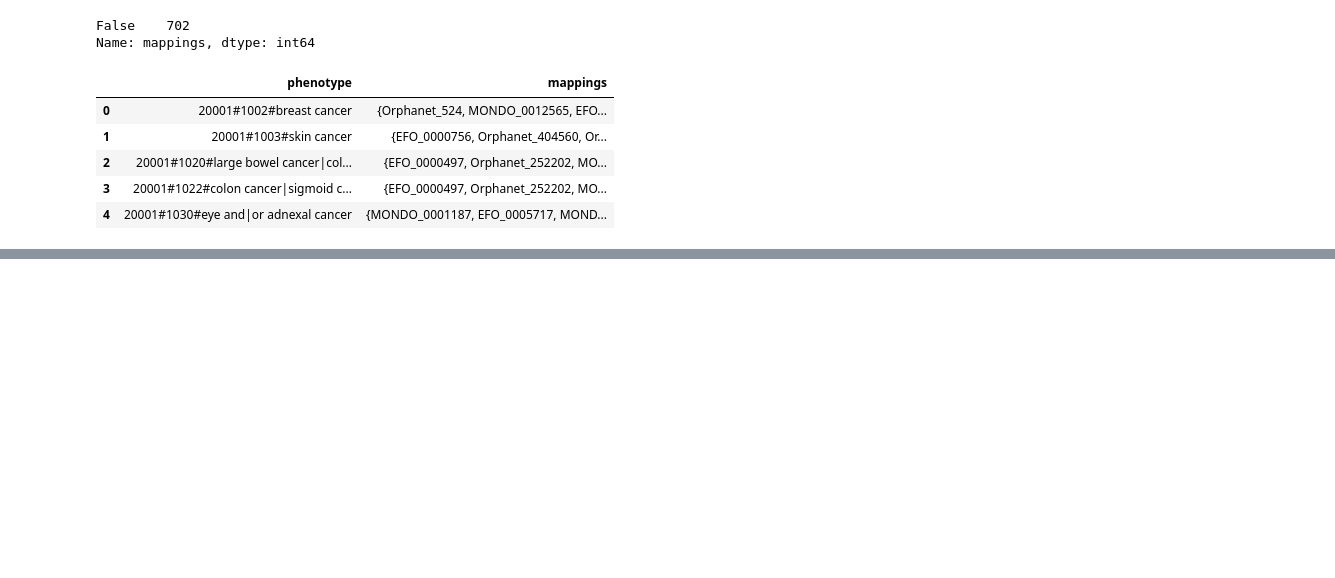
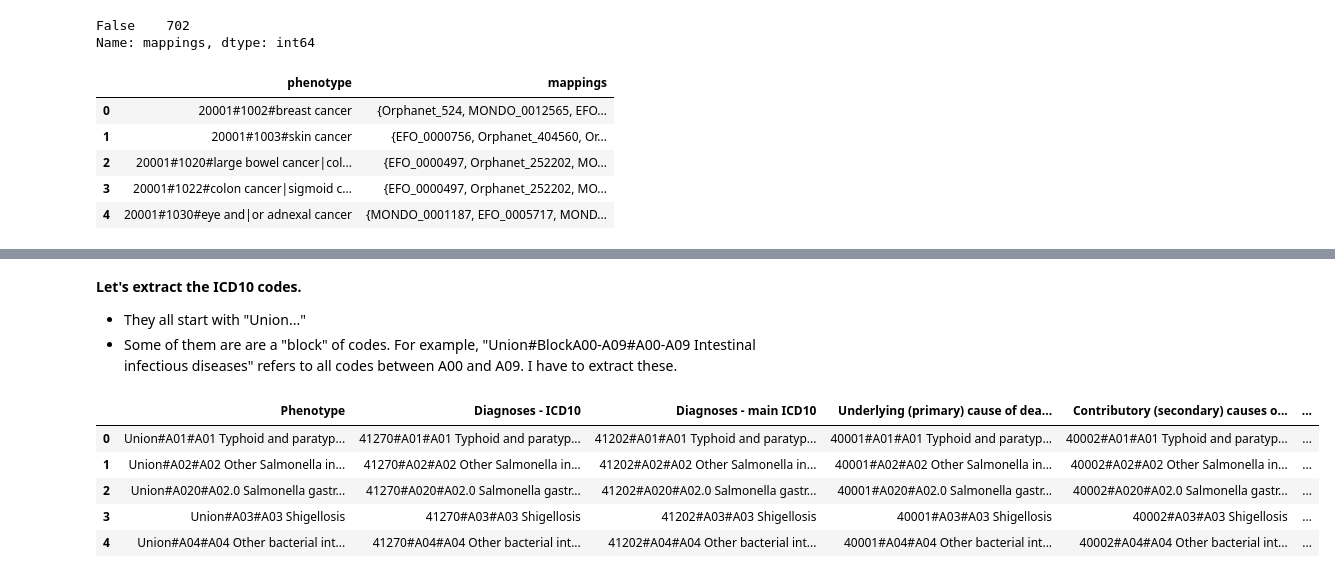
Before and after one commit to ireneisdoomed/random_notebooks, a Jupyter notebook: exome_data/az/notebooks/phenotypes.ipynb, the cells around one changed output, grey strips where cells are left out. Drawn from its saved outputs; the diff is of its cells as text; code cells hidden in the pictures; blank space fills up the shorter version.

```diff
--- a/exome_data/az/notebooks/phenotypes.ipynb
+++ b/exome_data/az/notebooks/phenotypes.ipynb
@@ -353,0 +449,14 @@ Name: mappings, dtype: int64
+# %% [markdown]
+**Let's extract the ICD10 codes.**
+
+- They all start with "Union..."
+- Some of them are are a "block" of codes. For example, "Union#BlockA00-A09#A00-A09 Intestinal infectious diseases" refers to all codes between A00 and A09. I have to extract these.
+# %%
+union.head()
+# %% [output]
+|  | Phenotype | Diagnoses - ICD10 | Diagnoses - main ICD10 | Underlying (primary) cause of dea... | Contributory (secondary) causes o... | ... |
+| 0 | Union#A01#A01 Typhoid and paratyp... | 41270#A01#A01 Typhoid and paratyp... | 41202#A01#A01 Typhoid and paratyp... | 40001#A01#A01 Typhoid and paratyp... | 40002#A01#A01 Typhoid and paratyp... | ... |
+| 1 | Union#A02#A02 Other Salmonella in... | 41270#A02#A02 Other Salmonella in... | 41202#A02#A02 Other Salmonella in... | 40001#A02#A02 Other Salmonella in... | 40002#A02#A02 Other Salmonella in... | ... |
+| 2 | Union#A020#A02.0 Salmonella gastr... | 41270#A020#A02.0 Salmonella gastr... | 41202#A020#A02.0 Salmonella gastr... | 40001#A020#A02.0 Salmonella gastr... | 40002#A020#A02.0 Salmonella gastr... | ... |
+| 3 | Union#A03#A03 Shigellosis | 41270#A03#A03 Shigellosis | 41202#A03#A03 Shigellosis | 40001#A03#A03 Shigellosis | 40002#A03#A03 Shigellosis | ... |
+| 4 | Union#A04#A04 Other bacterial int... | 41270#A04#A04 Other bacterial int... | 41202#A04#A04 Other bacterial int... | 40001#A04#A04 Other bacterial int... | 40002#A04#A04 Other bacterial int... | ... |
```
Also changed, not shown: parts of 14 cells of this notebook, 1 other file.
